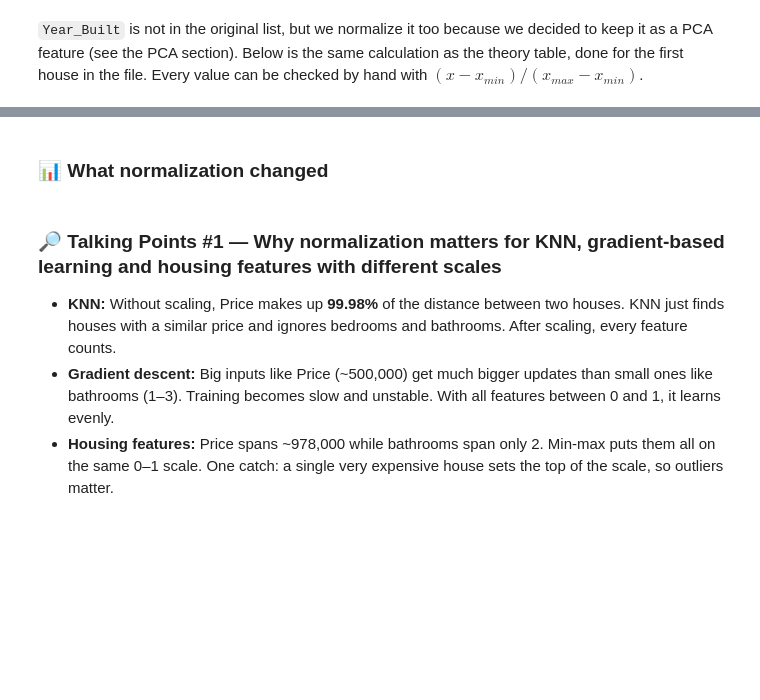
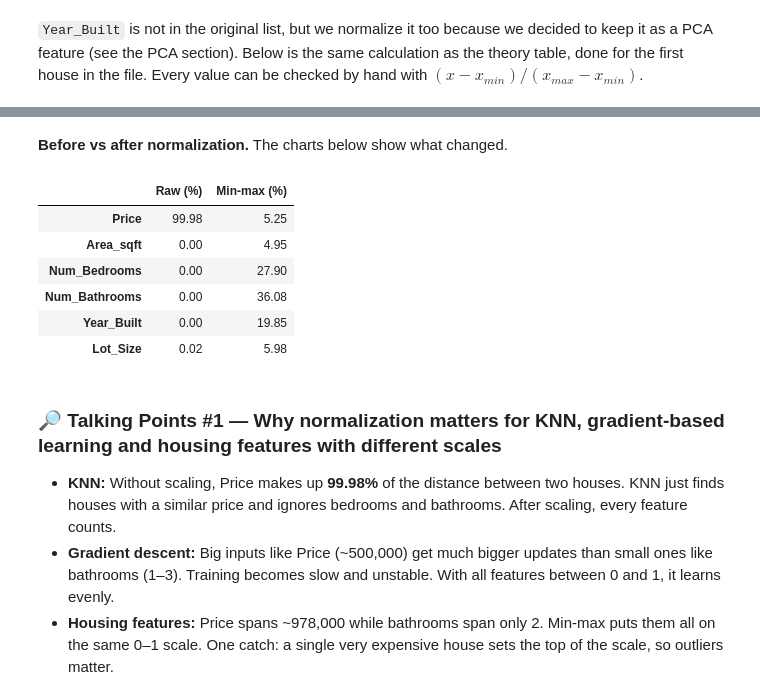
Before and after one commit to kinghighshow/MinMaxNormalizationWorkshop, a Jupyter notebook: MinMax_Normalization_Workshop.ipynb, the cells around one changed output, grey strips where cells are left out. Saved outputs shown, nothing was run; the diff lists cells and outputs as text; code cells hidden in the pictures; blank space fills up the shorter version.

```diff
--- a/MinMax_Normalization_Workshop.ipynb
+++ b/MinMax_Normalization_Workshop.ipynb
@@ -142,5 +183,5 @@ normalizer.verify(df_scaled)
 # %% [markdown]
-### 📊 What normalization changed
+**Before vs after normalization.** The charts below show what changed.
 # %%
 ranges_norm = normalizer.summary().assign(Range=1.0)
 fig = viz.scale_gap(normalizer.summary(), ranges_norm)
@@ -149,11 +190,18 @@ fig.show()
 fig = viz.distributions(df[NUMERIC], df_norm)
 fig.show()
 # %%
-insights = FeatureInsights(df[NUMERIC], df_norm)
-shares = insights.distance_share()
+shares = FeatureInsights(df[NUMERIC], df_norm).distance_share()
 fig = viz.distance_share(shares)
 fig.show()
 (shares * 100).round(2).rename(columns=lambda c: f'{c} (%)')
+# %% [output]
+|  | Raw (%) | Min-max (%) |
+| Price | 99.98 | 5.25 |
+| Area_sqft | 0.00 | 4.95 |
+| Num_Bedrooms | 0.00 | 27.90 |
+| Num_Bathrooms | 0.00 | 36.08 |
+| Year_Built | 0.00 | 19.85 |
+| Lot_Size | 0.02 | 5.98 |
 # %% [markdown]
 ### 🔎 Talking Points #1 — Why normalization matters for KNN, gradient-based learning and housing features with different scales
 
```
Also changed, not shown: parts of 32 cells of this notebook, 2 other files.
